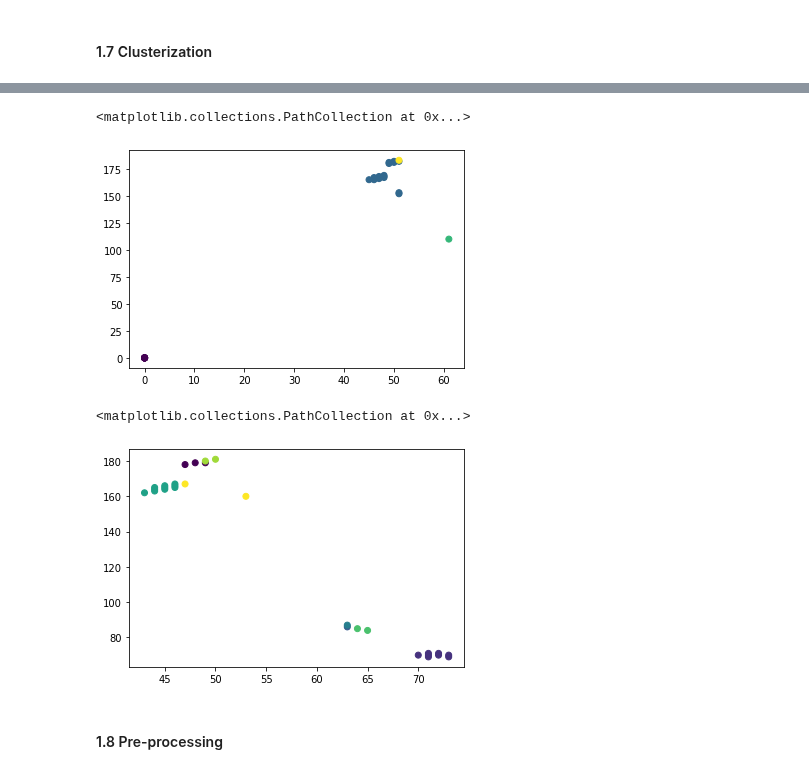
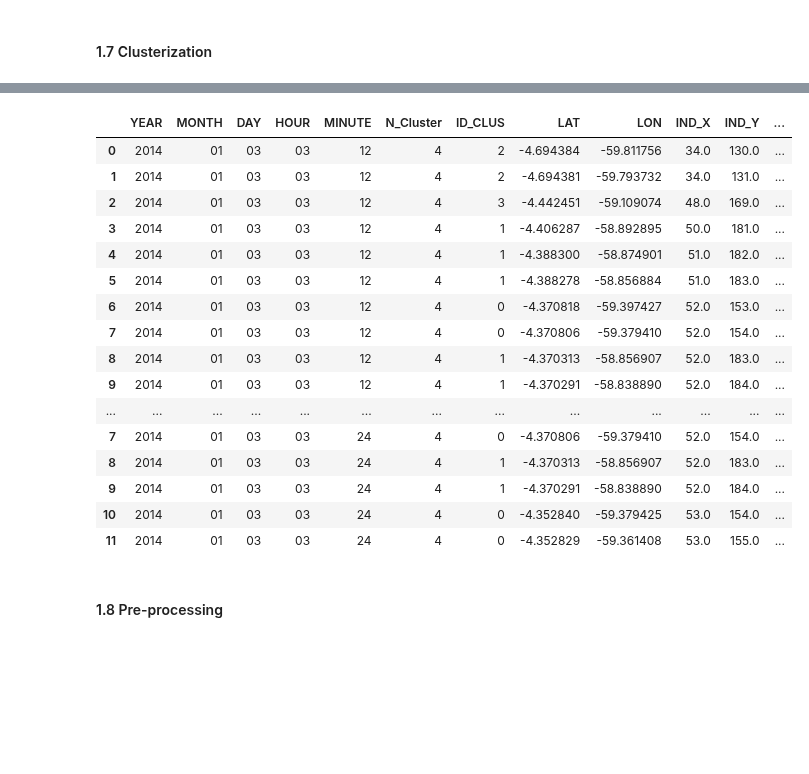
Before and after one commit to helvecioneto/CAP-394, a Jupyter notebook: 01-EDA.ipynb, the cells around one changed output, grey strips where cells are left out. Cells and saved outputs as stored; diff of their text form; code cells hidden in the pictures; blank space fills up the shorter version.

```diff
--- a/01-EDA.ipynb
+++ b/01-EDA.ipynb
@@ -337,3 +278,24 @@ df
+# %%
+total = t1.append(t2)
+total
+# %% [output]
+|  | YEAR | MONTH | DAY | HOUR | MINUTE | N_Cluster | ID_CLUS | LAT | LON | IND_X | IND_Y | ... |
+| 0 | 2014 | 01 | 03 | 03 | 12 | 4 | 2 | -4.694384 | -59.811756 | 34.0 | 130.0 | ... |
+| 1 | 2014 | 01 | 03 | 03 | 12 | 4 | 2 | -4.694381 | -59.793732 | 34.0 | 131.0 | ... |
+| 2 | 2014 | 01 | 03 | 03 | 12 | 4 | 3 | -4.442451 | -59.109074 | 48.0 | 169.0 | ... |
+| 3 | 2014 | 01 | 03 | 03 | 12 | 4 | 1 | -4.406287 | -58.892895 | 50.0 | 181.0 | ... |
+| 4 | 2014 | 01 | 03 | 03 | 12 | 4 | 1 | -4.388300 | -58.874901 | 51.0 | 182.0 | ... |
+| 5 | 2014 | 01 | 03 | 03 | 12 | 4 | 1 | -4.388278 | -58.856884 | 51.0 | 183.0 | ... |
+| 6 | 2014 | 01 | 03 | 03 | 12 | 4 | 0 | -4.370818 | -59.397427 | 52.0 | 153.0 | ... |
+| 7 | 2014 | 01 | 03 | 03 | 12 | 4 | 0 | -4.370806 | -59.379410 | 52.0 | 154.0 | ... |
+| 8 | 2014 | 01 | 03 | 03 | 12 | 4 | 1 | -4.370313 | -58.856907 | 52.0 | 183.0 | ... |
+| 9 | 2014 | 01 | 03 | 03 | 12 | 4 | 1 | -4.370291 | -58.838890 | 52.0 | 184.0 | ... |
+| ... | ... | ... | ... | ... | ... | ... | ... | ... | ... | ... | ... | ... |
+| 7 | 2014 | 01 | 03 | 03 | 24 | 4 | 0 | -4.370806 | -59.379410 | 52.0 | 154.0 | ... |
+| 8 | 2014 | 01 | 03 | 03 | 24 | 4 | 1 | -4.370313 | -58.856907 | 52.0 | 183.0 | ... |
+| 9 | 2014 | 01 | 03 | 03 | 24 | 4 | 1 | -4.370291 | -58.838890 | 52.0 | 184.0 | ... |
+| 10 | 2014 | 01 | 03 | 03 | 24 | 4 | 0 | -4.352840 | -59.379425 | 53.0 | 154.0 | ... |
+| 11 | 2014 | 01 | 03 | 03 | 24 | 4 | 0 | -4.352829 | -59.361408 | 53.0 | 155.0 | ... |
 # %%
 def centroid_clusters(clus):
     nclusters = (clus['N_Cluster'].unique())
@@ -346,15 +308,5 @@ def centroid_clusters(clus):
         cclusters.append(temp)
 
     return cclusters
-# %%
-plt.scatter(clusters['x1'],clusters['y1'],c=clusters['cluster'])
-# %% [output]
-<matplotlib.collections.PathCollection at 0x...>
-[figure, removed]
-# %%
-plt.scatter(clusters['x2'],clusters['y2'],c=clusters['cluster'])
-# %% [output]
-<matplotlib.collections.PathCollection at 0x...>
-[figure, removed]
 # %% [markdown]
 #### 1.8 Pre-processing
```
Also changed, not shown: parts of 23 cells of this notebook, 53 other files.
